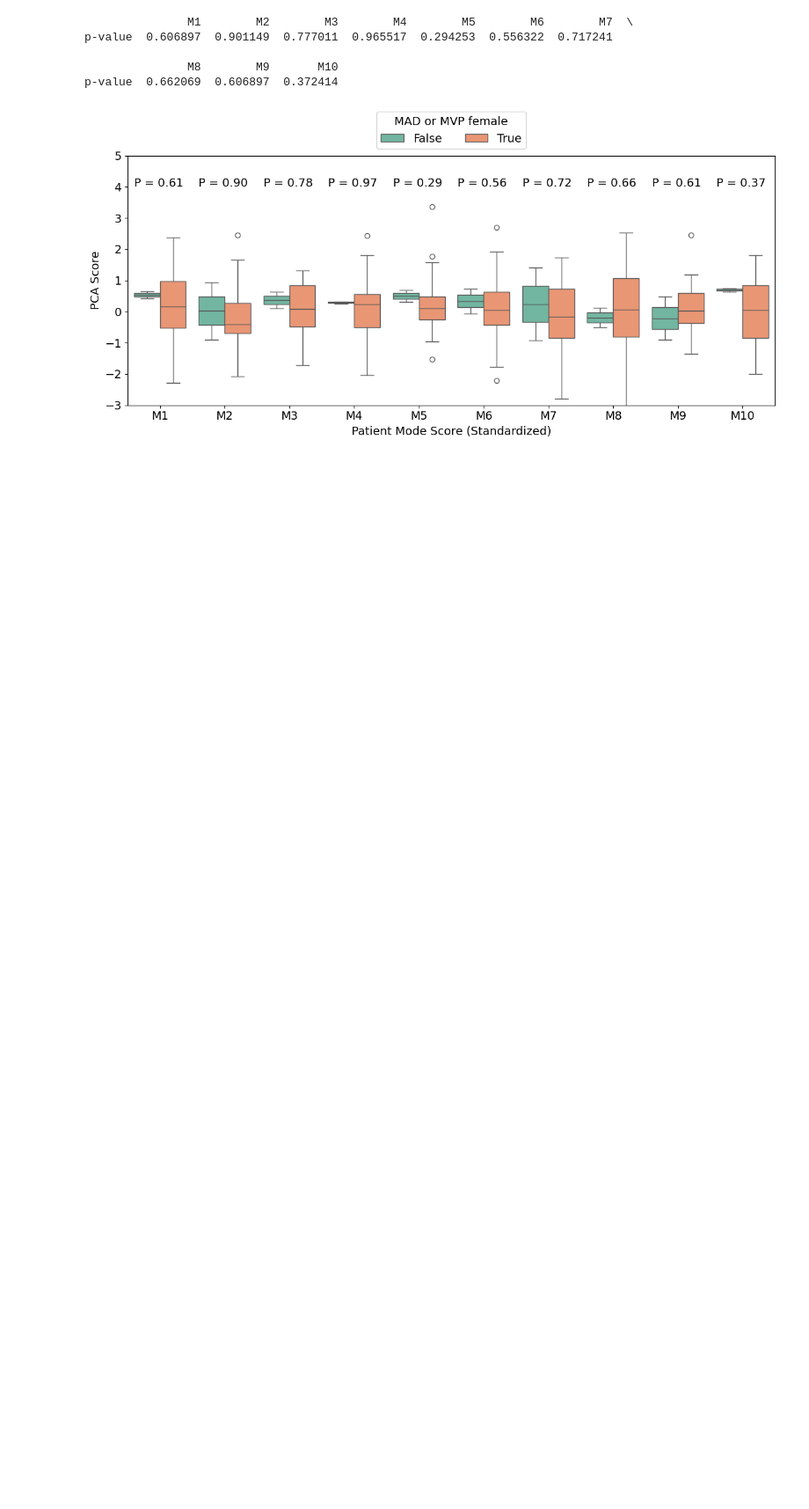
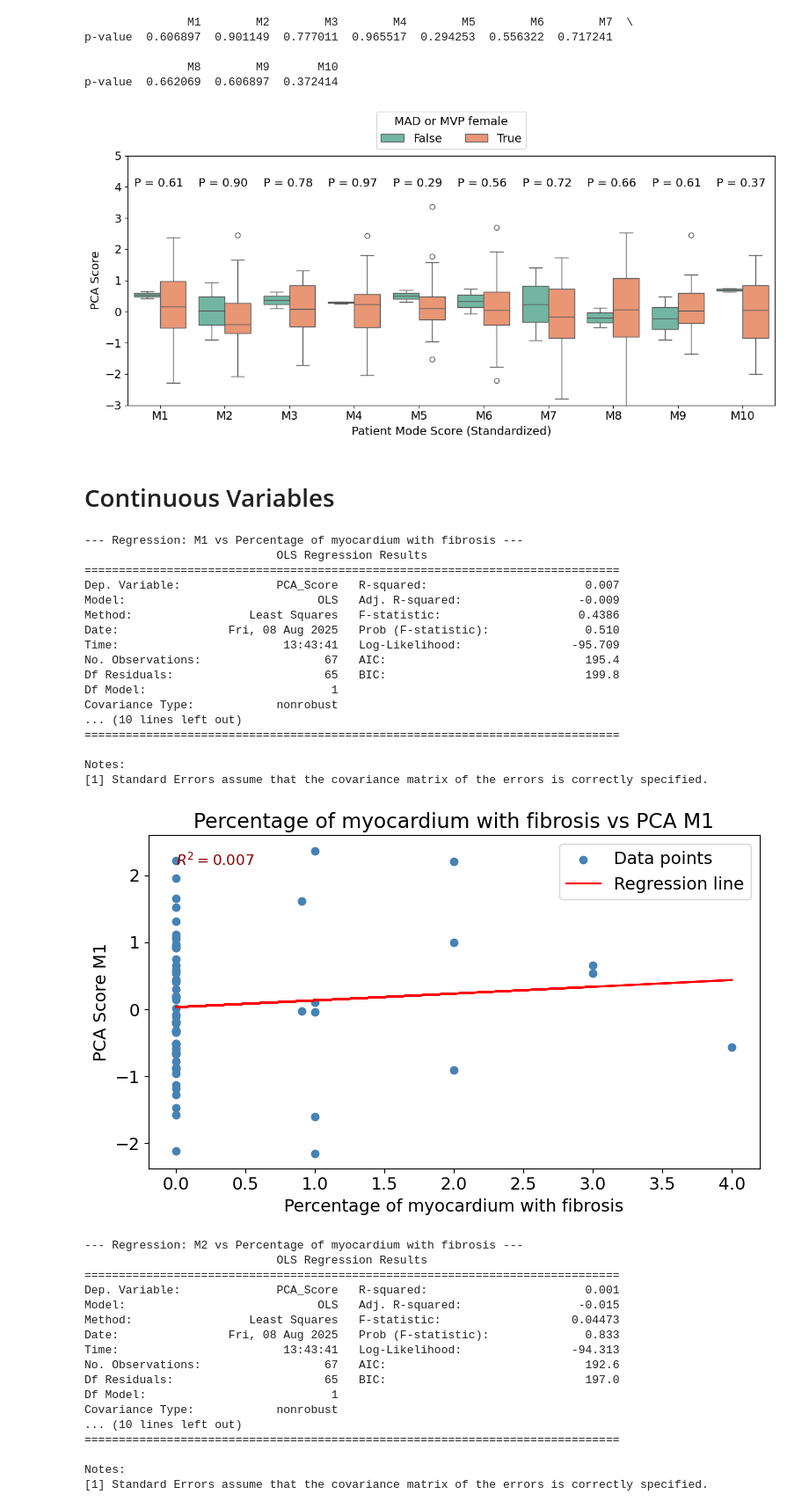
Before and after one commit to NinaZiegenbein/sscp25, a Jupyter notebook: ED_analysis.ipynb, the cells around one changed output. Shown at 88% size. Drawn from its saved outputs; the diff is of its cells as text; code cells hidden in the pictures; blank space fills up the shorter version.

```diff
--- a/ED_analysis.ipynb
+++ b/ED_analysis.ipynb
@@ -87,3 +87,5 @@ p-value  0.606897  0.901149  0.777011  0.965517  0.294253  0.556322  0.717241
                M8        M9       M10
 p-value  0.662069  0.606897  0.372414
 [figure]
+# %% [markdown]
+# Continuous Variables
@@ -89,0 +100,22 @@ p-value  0.662069  0.606897  0.372414
+# %%
+def load_pca_scores(file_path):
+    """Loads and standardizes PCA scores from a CSV file."""
+    try:
+        pca_scores = pd.read_csv(file_path).set_index("Pat_no")
+        pca_scores.index = pca_scores.index.astype(int)
+        pca_scores = (pca_scores - pca_scores.mean()) / pca_scores.std()
+        return pca_scores
+    except Exception as e:
+        print(f"Error loading file {file_path}: {e}")
+        return None
+
+def load_patient_data(file_path):
+    """Loads patient clinical data from an Excel file."""
+    try:
+        data = pd.read_excel(file_path).drop([0, 1])
+        data["Pat_no"] = data["Pat_no"].astype(int)
+        data.set_index("Pat_no", inplace=True)
+        return data
+    except Exception as e:
+        print(f"Error loading file {file_path}: {e}")
+        return None
@@ -89,0 +186,53 @@ p-value  0.662069  0.606897  0.372414
+# %%
+CLINICAL_DATA_XL = "/Users/au698484/Documents/SSCP25_data/Data and scripts SSCP25/utils/ClinicalData_OUS_MADPatients_EIVIND_29_4_2021.xlsx"
+PCA_SCORES_CSV = "/Users/au698484/Documents/motion-analysis/PCA_results_motion/pca_scores.csv"
+NUM_MODES = 10
+
+pca_scores = load_pca_scores(PCA_SCORES_CSV)
+clinical_data = load_patient_data(CLINICAL_DATA_XL)
+# %%
+# Loop over PCA modes
+for mode in ["M1", "M2", "M3", "M4", "M5", "M6"]:
+    plot_pca_vs_clinical(
+        pca_scores=pca_scores,
+        mode_name=mode,
+        clinical_data=clinical_data,
+        clinical_var="CMR_LGE_Myocardium_percent",
+        clinical_label="Percentage of myocardium with fibrosis"
+    )
+# %% [output]
+--- Regression: M1 vs Percentage of myocardium with fibrosis ---
+                            OLS Regression Results
+==============================================================================
+Dep. Variable:              PCA_Score   R-squared:                       0.007
+Model:                            OLS   Adj. R-squared:                 -0.009
+Method:                 Least Squares   F-statistic:                    0.4386
+Date:                Fri, 08 Aug 2025   Prob (F-statistic):              0.510
+Time:                        13:43:41   Log-Likelihood:                -95.709
+No. Observations:                  67   AIC:                             195.4
+Df Residuals:                      65   BIC:                             199.8
+Df Model:                           1
+Covariance Type:            nonrobust
+... (10 lines left out)
+==============================================================================
+
+Notes:
+[1] Standard Errors assume that the covariance matrix of the errors is correctly specified.
+[figure, added]
+--- Regression: M2 vs Percentage of myocardium with fibrosis ---
+                            OLS Regression Results
+==============================================================================
+Dep. Variable:              PCA_Score   R-squared:                       0.001
+Model:                            OLS   Adj. R-squared:                 -0.015
+Method:                 Least Squares   F-statistic:                   0.04473
+Date:                Fri, 08 Aug 2025   Prob (F-statistic):              0.833
+Time:                        13:43:41   Log-Likelihood:                -94.313
+No. Observations:                  67   AIC:                             192.6
+Df Residuals:                      65   BIC:                             197.0
+Df Model:                           1
+Covariance Type:            nonrobust
+... (10 lines left out)
+==============================================================================
+
+Notes:
+[1] Standard Errors assume that the covariance matrix of the errors is correctly specified.
```
Also changed, not shown: parts of 8 cells of this notebook, 1 other file.
